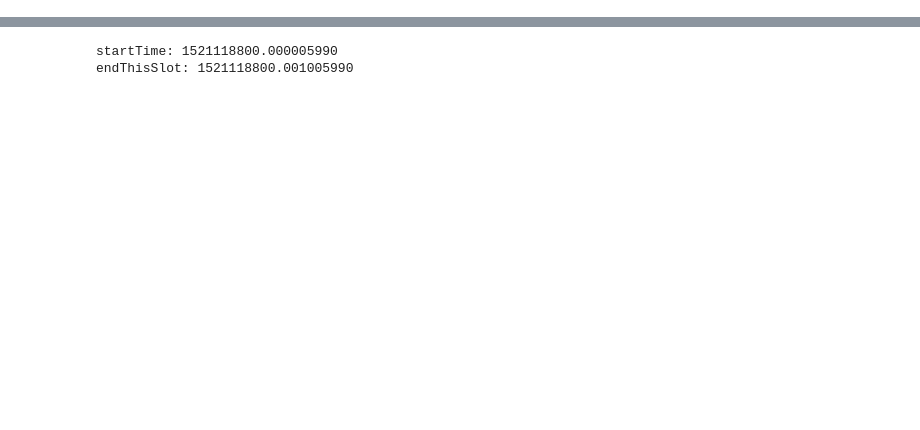
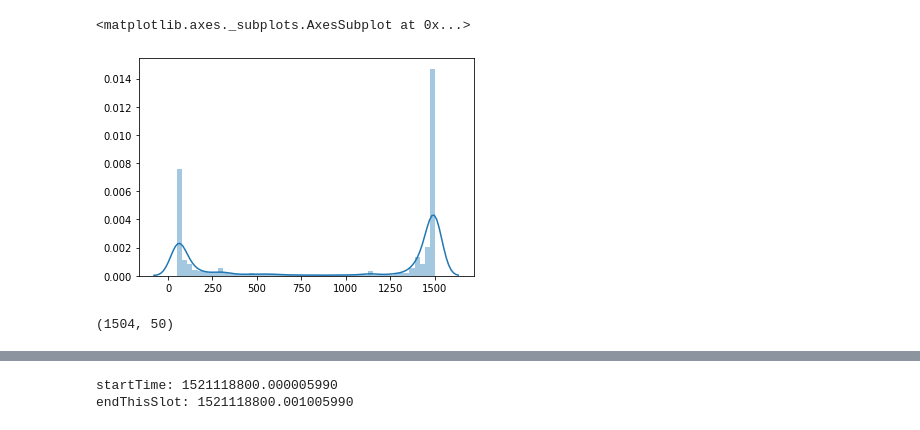
Before and after one commit to zijun726911/Traffic-Simulation, a Jupyter notebook: script/main.ipynb, the cells around one changed output, grey strips where cells are left out. Saved outputs shown, nothing was run; the diff lists cells and outputs as text; code cells hidden in the pictures; blank space fills up the shorter version.

```diff
--- a/script/main.ipynb
+++ b/script/main.ipynb
@@ -37,4 +39,4 @@ timestampsAndWirelensPD=pd.DataFrame({
     })
 timestampsAndWirelensPD.to_csv("../dataset/timestampsAndWirelens.csv")
 # %%
-timestampsAndWirelensPD=pd.read_csv("timestampsAndWirelens",dtype={'timestamp':str})
+timestampsAndWirelensPD=pd.read_csv("timestampsAndWirelens",dtype={'timestamp':'float64'})
@@ -69,0 +43,5 @@ for timestamp, wirelen in \
+# %%
+# plot_arrival_time_diff(timestampsAndWirelensPD)
+# timestampsAndWirelensPD['wirelen'].mode()
+# sns.distplot(timestampsAndWirelensPD['wirelen'])
+wirelens=timestampsAndWirelensPD['wirelen'] #type:Series
@@ -69,0 +67,15 @@ for timestamp, wirelen in \
+# %%
+wirelens_count=wirelens.value_counts()
+probabilities=wirelens_count/len(wirelens)
+packet_len_dist=st.rv_discrete(wirelens.min(),wirelens.max(),
+               values=(probabilities.index,probabilities.values),
+               name='packet_len_dist')
+packet_len_dist.rvs(size=1000000)
+# %%
+# packet_len_dist.rvs(size=100)
+
+
+sns.distplot(packet_len_dist.rvs(size=1000000))
+# %% [output]
+<matplotlib.axes._subplots.AxesSubplot at 0x...>
+[figure, added]
@@ -69,0 +84,4 @@ for timestamp, wirelen in \
+# %%
+wirelens.max(),wirelens.min()
+# %% [output]
+(1504, 50)
```
Also changed, not shown: parts of 20 cells of this notebook, 5 other files.
